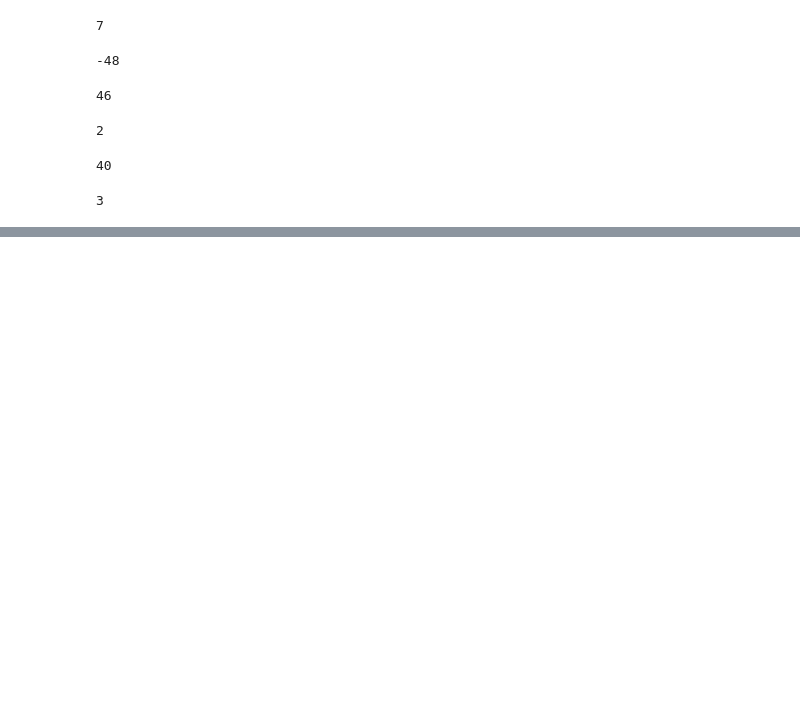
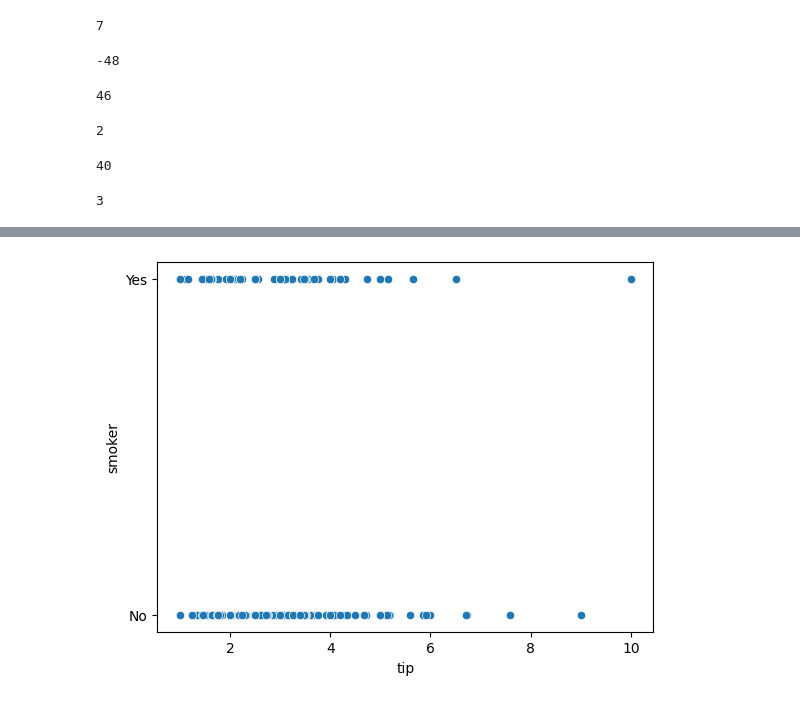
Before and after one commit to vishalshrma6168/ml2, a Jupyter notebook: Untitled.ipynb, the cells around one changed output, grey strips where cells are left out. Saved outputs shown, nothing was run; the diff lists cells and outputs as text; code cells hidden in the pictures; blank space fills up the shorter version.

```diff
--- a/Untitled.ipynb
+++ b/Untitled.ipynb
@@ -960,0 +1179,6 @@ a
+# %%
+import matplotlib.pyplot as plt
+import seaborn as sns
+import pandas as pd
+v=sns.load_dataset("tips")
+v
@@ -960,0 +1199,5 @@ a
+# %%
+sns.scatterplot(x=v.tip,y=v.smoker)
+plt.show()
+# %% [output]
+[figure, added]
```
Also changed, not shown: parts of 32 cells of this notebook, 3 other files.
